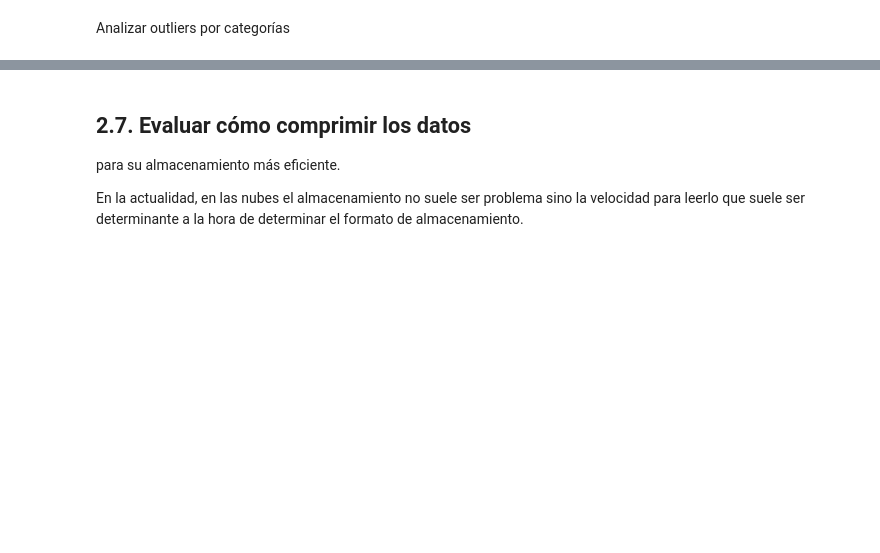
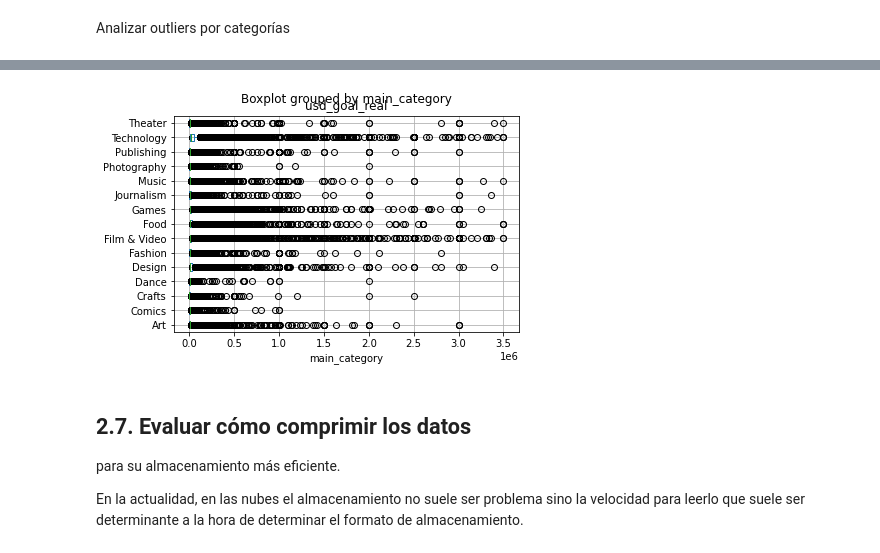
Before and after one commit to dyvanoff/Diplo2020Grupo3, a Jupyter notebook: AnalisisyCuracion/Grupo3_Importando_los_datos.ipynb, the cells around one changed output, grey strips where cells are left out. Saved outputs shown, nothing was run; the diff lists cells and outputs as text; code cells hidden in the pictures; blank space fills up the shorter version.

```diff
--- a/AnalisisyCuracion/Grupo3_Importando_los_datos.ipynb
+++ b/AnalisisyCuracion/Grupo3_Importando_los_datos.ipynb
@@ -664,3 +1213,8 @@ Calcular los valores atípicos de 'usd_goal_real' y graficar los boxplots, con y
+# %%
+#Boxplot de "usd_goal_real" sin outliers
+kickstarter_2018.drop(outliers2.index).boxplot(column='usd_goal_real',by='main_category', vert=False);
+# %% [output]
+[figure, added]
 # %% [markdown]
 ## 2.7. Evaluar cómo comprimir los datos
 para su almacenamiento más eficiente.
```
Also changed, not shown: parts of 83 cells of this notebook.
